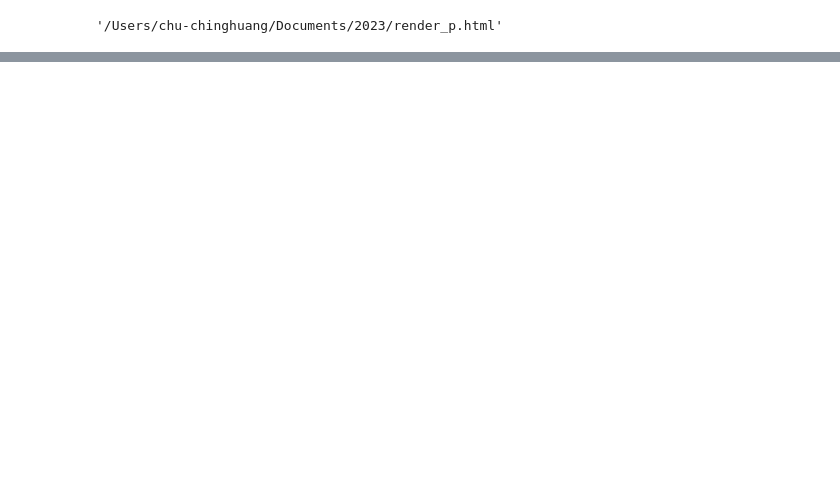
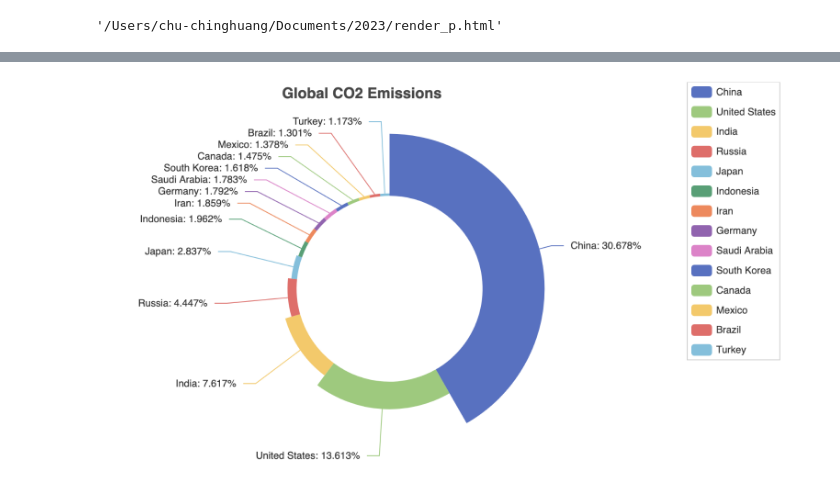
Before and after one commit to cchuang2009/2022-1, a Jupyter notebook: 2024/WorldTemperatureChange.ipynb, the cells around one changed output, grey strips where cells are left out. Saved outputs shown, nothing was run; the diff lists cells and outputs as text; code cells hidden in the pictures; blank space fills up the shorter version.

Commit message:
image added

```diff
--- a/2024/WorldTemperatureChange.ipynb
+++ b/2024/WorldTemperatureChange.ipynb
@@ -660,3 +659,8 @@ c1.render("render_p.html")
 HTML("render_p.html")
 # %% [output]
 [interactive output not drawn]
+# %%
+from IPython.display import Image
+Image("data/CO2_Emissions.png")
+# %% [output]
+[figure, added]
```
Also changed, not shown: parts of 7 cells of this notebook, 2 other files.
